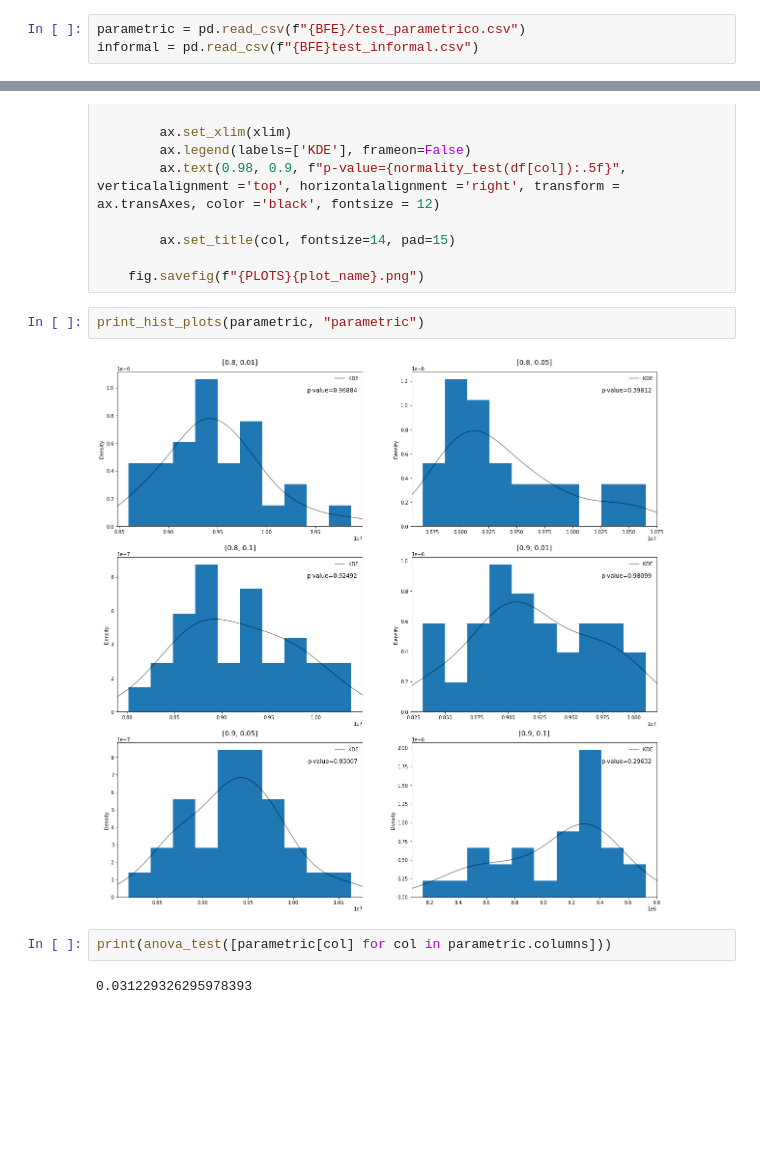
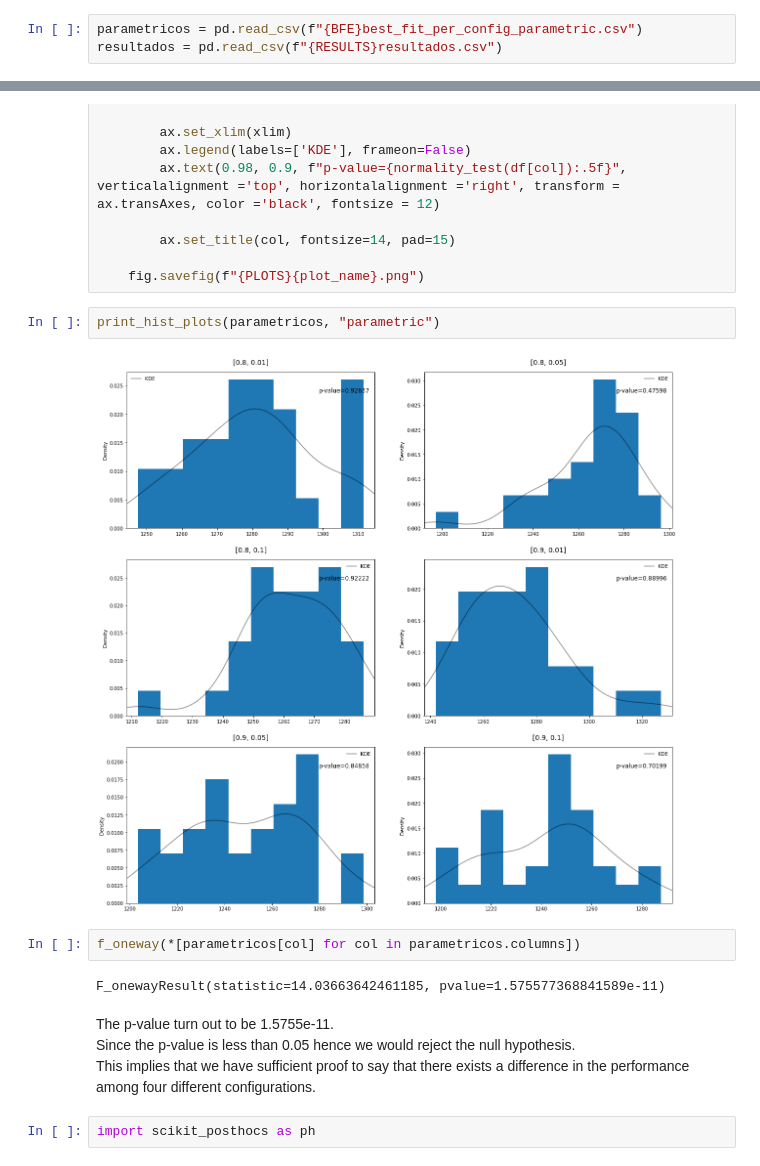
Before and after one commit to guidodinello/polygonal-evolutionary-algorithm, a Jupyter notebook: analysis.ipynb, the cells around one changed output, grey strips where cells are left out. Drawn from its saved outputs; the diff is of its cells as text; blank space fills up the shorter version.

Commit message:
tests hoc post

```diff
--- a/analysis.ipynb
+++ b/analysis.ipynb
@@ -10,5 +10,5 @@ PLOTS = f'{RESULTS}plots/'
 REPORTS = f'{RESULTS}reports'
 BFE = f'{RESULTS}best_fitness_execution/'
 # %%
-parametric = pd.read_csv(f"{BFE}/test_parametrico.csv")
-informal = pd.read_csv(f"{BFE}test_informal.csv")
+parametricos = pd.read_csv(f"{BFE}best_fit_per_config_parametric.csv")
+resultados = pd.read_csv(f"{RESULTS}resultados.csv")
@@ -50,10 +38,16 @@ def print_hist_plots(df, plot_name):
 
     fig.savefig(f"{PLOTS}{plot_name}.png")
 # %%
-print_hist_plots(parametric, "parametric")
+print_hist_plots(parametricos, "parametric")
 # %% [output]
-[figure, old version]
+[figure, new version]
 # %%
-print(anova_test([parametric[col] for col in parametric.columns]))
+f_oneway(*[parametricos[col] for col in parametricos.columns])
 # %% [output]
-0.031229326295978393
+F_onewayResult(statistic=14.03663642461185, pvalue=1.575577368841589e-11)
+# %% [markdown]
+The p-value turn out to be 1.5755e-11. <br>
+Since the p-value is less than 0.05 hence we would reject the null hypothesis. <br>
+This implies that we have sufficient proof to say that there exists a difference in the performance among four different configurations.
+# %%
+import scikit_posthocs as ph
```
Also changed, not shown: parts of 11 cells of this notebook, 2 other files.
